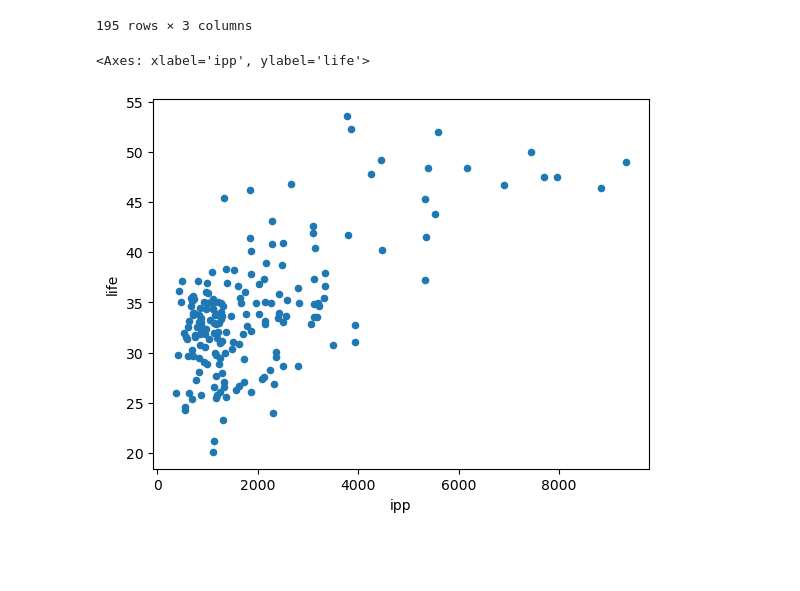
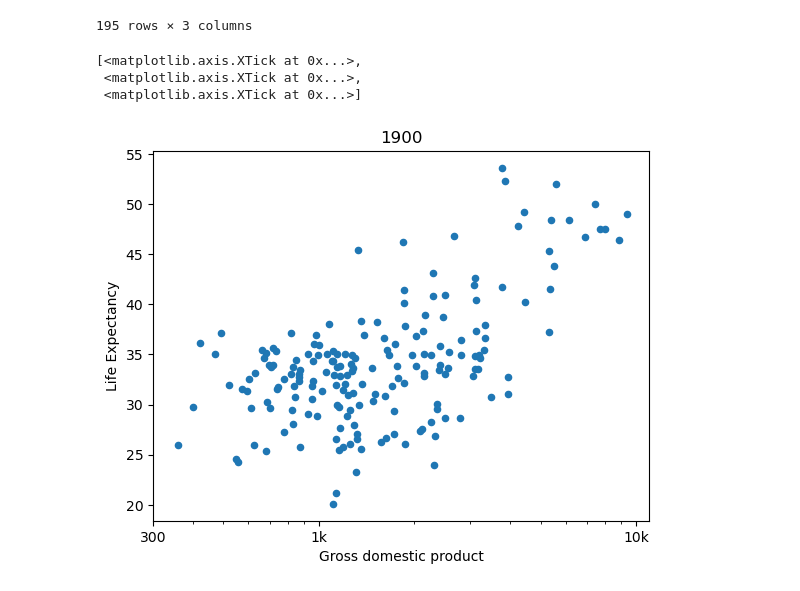
Before and after one commit to hakamdev/42_PYTHON_POOL2, a Jupyter notebook: Module03/ex03/notebook.ipynb, the cells around one changed output. Drawn from its saved outputs; the diff is of its cells as text; code cells hidden in the pictures; blank space fills up the shorter version.

```diff
--- a/Module03/ex03/notebook.ipynb
+++ b/Module03/ex03/notebook.ipynb
@@ -99,8 +99,3 @@ merged
 | 193 | Zambia | 34.3 | 957 |
 | 194 | Zimbabwe | 35.3 | 1110 |
 195 rows × 3 columns
-# %%
-merged.plot.scatter(x="ipp", y="life")
-# %% [output]
-<Axes: xlabel='ipp', ylabel='life'>
-[figure, removed]
@@ -109,0 +102,9 @@ merged.plot.scatter(x="ipp", y="life")
+# %%
+ax = merged.plot.scatter(x="ipp", y="life", title='1900', xlabel="Gross domestic product", ylabel='Life Expectancy')
+ax.set_xscale('log')
+ax.set_xticks([300, 1000, 10000], labels=["300", "1k", "10k"])
+# %% [output]
+[<matplotlib.axis.XTick at 0x...>,
+ <matplotlib.axis.XTick at 0x...>,
+ <matplotlib.axis.XTick at 0x...>]
+[figure, added]
```
Also changed, not shown: parts of 1 cell of this notebook, 2 other files.
